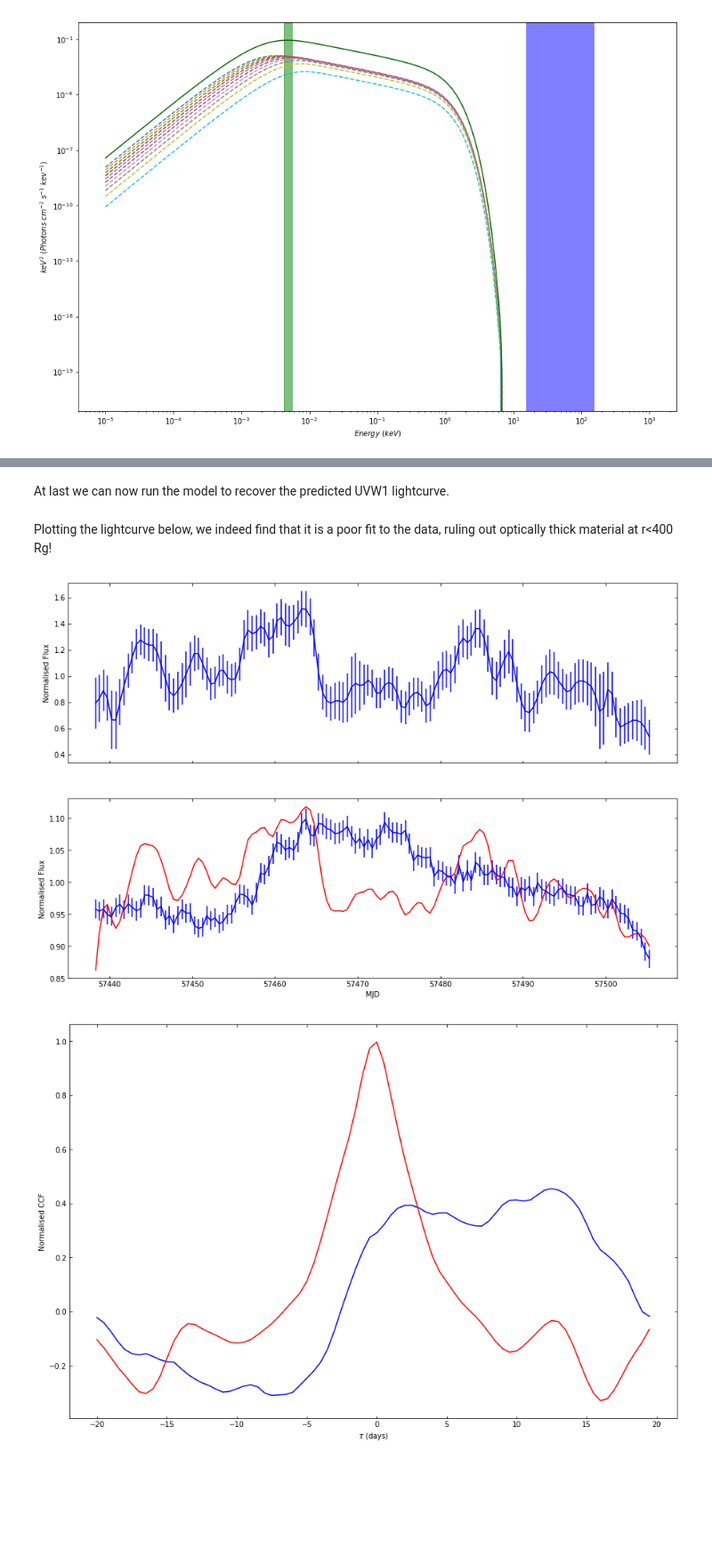
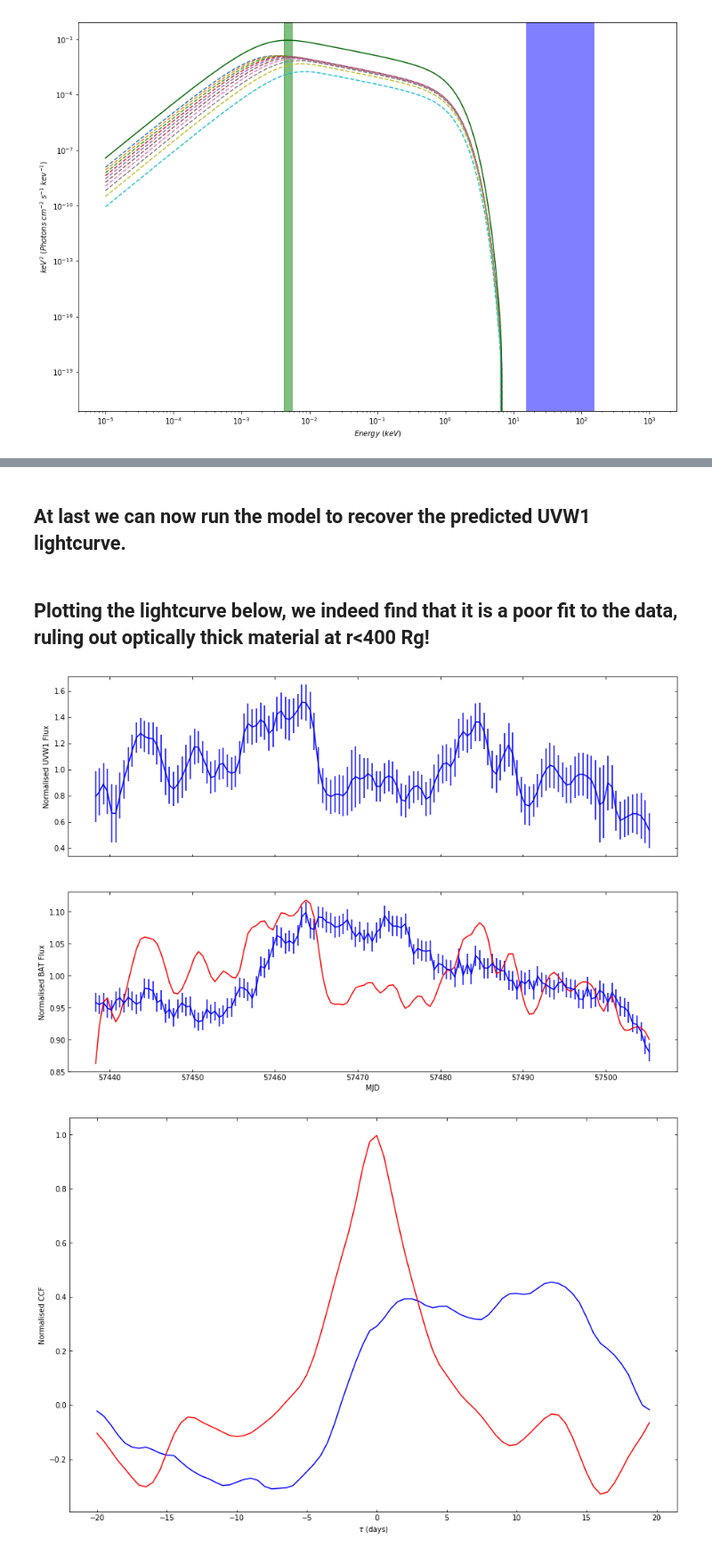
Before and after one commit to RaadMahmoud/AGN_lightcurve_modelling, a Jupyter notebook: lightcurve_extraction_and_modelling_NGC4151_GitHub.ipynb, the cells around one changed output, grey strips where cells are left out. Shown at 89% size. Cells and saved outputs as stored; diff of their text form; code cells hidden in the pictures; blank space fills up the shorter version.

```diff
--- a/lightcurve_extraction_and_modelling_NGC4151_GitHub.ipynb
+++ b/lightcurve_extraction_and_modelling_NGC4151_GitHub.ipynb
@@ -294,8 +317,9 @@ def CCF(s, h, dt, s_err = 0, h_err=0, s_int_err = 0, h_int_err = 0):
             sig_h_err = np.var(h_err_up)
             lens_up = len(s_up)
 
+            divisor =  ((sig_s * (1 - s_int_err) - sig_s_err) * (sig_h * (1-h_int_err) - sig_h_err))**0.5
             corrs[j] = np.sum((s_up - save) * (h_up - have)) / lens_up
-            corrs[j] = corrs[j] / ((sig_s * (1 - s_int_err) - sig_s_err) * (sig_h * (1-h_int_err) - sig_h_err))**0.5
+            corrs[j] = corrs[j] / divisor
 
     return corrs
 # %% [markdown]
@@ -594,7 +639,8 @@ for i in range(N_r):
 
 def compnorms():
     m = xspec.Model("nthcomp")
-    m.setPars(Gamma_warm,"{},,0.,0.,100.,100.,".format(kT_warm),"0.00056,,0.,0.,100.,100.",0.,redshift,"1.")
+    m.setPars(Gamma_warm,"{},,0.,0.,100.,100.,".format(kT_warm),\
+              "0.00056,,0.,0.,100.,100.",0.,redshift,"1.")
     soft_fluxes = np.zeros((N_r, len(edat)))
     total_comptt_r = np.zeros(N_r)
     for i in range(N_r):
@@ -618,7 +664,8 @@ compnorm = compnorms()
 f, ax3 = plt.subplots(figsize=  (15,10))
 
 m = xspec.Model("nthcomp")
-m.setPars(Gamma_warm,"{},,0.,0.,100.,100.,".format(kT_warm),"0.00056,,0.,0.,100.,100.",0.,redshift,"1.")
+m.setPars(Gamma_warm,"{},,0.,0.,100.,100.,".format(kT_warm),\
+          "0.00056,,0.,0.,100.,100.",0.,redshift,"1.")
 soft_fluxes = np.zeros((N_r, len(edat)))
 total_comptt_r = np.zeros(N_r)
 for i in range(N_r):
@@ -691,7 +738,7 @@ lagged_driving_disc_aves = np.mean(lagged_driving_disc, axis = 1)
 lagged_driving_warm = lagged_array(N_r, rs_warm, drs_warm)
 lagged_driving_warm_aves = np.mean(lagged_driving_warm, axis = 1)
 # %% [markdown]
-At last we can now run the model to recover the predicted UVW1 lightcurve.
+## At last we can now run the model to recover the predicted UVW1 lightcurve.
 # %%
 i_UVW1_min = min(np.argwhere(edat>(E_UVW1-dE_UVW1)))[0]
 i_UVW1_max = min(np.argwhere(edat>(E_UVW1+dE_UVW1)))[0]
@@ -702,7 +749,8 @@ def UVW1curve():
     xspec.AllData.dummyrsp(1e-5,1e3,10000)
 
     m = xspec.Model("nthcomp")
-    m.setPars(Gamma_warm,"{},,0.,0.,100.,100.,".format(kT_warm),"0.00056,,0.,0.,100.,100.",0.,redshift,"1.")
+    m.setPars(Gamma_warm,"{},,0.,0.,100.,100.,".format(kT_warm),\
+              "0.00056,,0.,0.,100.,100.",0.,redshift,"1.")
     xspec.Plot.device = "null"
 
     emissivities = np.zeros(N_r)
@@ -713,8 +761,8 @@ def UVW1curve():
         emissivities[i] = r**-3. * 3 * (1- np.sqrt(r_SH/r)) * r * dr
 
     for j in range(len(comparison_times_rebn)):
-
-        lightcurve[j] += np.trapz(driving[j] * F_hard_raw[i_UVW1_min:i_UVW1_max+1], edat[i_UVW1_min:i_UVW1_max+1])
+        dhardflux = np.trapz(driving[j] * F_hard_raw[i_UVW1_min:i_UVW1_max+1], edat[i_UVW1_min:i_UVW1_max+1])
+        lightcurve[j] += dhardflux
 
         for i in range(N_r):
             fluctuation = lagged_driving_warm[i,j] / lagged_driving_warm_aves[i]
@@ -724,7 +772,8 @@ def UVW1curve():
             m.setPars({3:T_r})
             xspec.Plot("emo")
             soft_fluxes[i] = np.nan_to_num(np.asarray(xspec.Plot.model())) * compnorm * emissivities[i] * (1.+repfracs_warm[i]*(fluctuation-1))
-            lightcurve[j] += np.trapz(soft_fluxes[i][i_UVW1_min:i_UVW1_max+1], edat[i_UVW1_min:i_UVW1_max+1])
+            dsoftflux = np.trapz(soft_fluxes[i][i_UVW1_min:i_UVW1_max+1], edat[i_UVW1_min:i_UVW1_max+1])
+            lightcurve[j] += dsoftflux
 
 
     # Uncomment the block below to include reprocessing on the thermal disc which we note has only a negligible
@@ -757,30 +806,36 @@ def UVW1curve():
 
     return lightcurve
 # %% [markdown]
-Plotting the lightcurve below, we indeed find that it is a poor fit to the data, ruling out optically thick material at r<400 Rg!
+## Plotting the lightcurve below, we indeed find that it is a poor fit to the data, ruling out optically thick material at r<400 Rg!
 # %%
 UV_lc = UVW1curve()
 
 f, (ax1, ax2) = plt.subplots(2, sharex=True, figsize=  (15,10))
-ax1.errorbar(comparison_times_rebn, flux_BAT_rebn/np.average(flux_BAT_rebn), flux_err_BAT_rebn/np.average(flux_BAT_rebn), label = 'BAT', c= 'blue')
-ax2.plot(comparison_times_rebn, UV_lc/np.average(UV_lc), label = 'UVW1 predicted', c = 'r')
-ax2.errorbar(comparison_times_rebn, flux_UVW1_rebn/np.average(flux_UVW1_rebn), flux_err_UVW1_rebn/np.average(flux_UVW1_rebn), label = 'UVW1 data', c= 'blue')
+ax1.errorbar(comparison_times_rebn, flux_BAT_rebn/np.average(flux_BAT_rebn),\
+             flux_err_BAT_rebn/np.average(flux_BAT_rebn), label = 'BAT', c= 'blue')
+ax2.plot(comparison_times_rebn, UV_lc/np.average(UV_lc),\
+         label = 'UVW1 predicted', c = 'r')
+ax2.errorbar(comparison_times_rebn, flux_UVW1_rebn/np.average(flux_UVW1_rebn),\
+             flux_err_UVW1_rebn/np.average(flux_UVW1_rebn), label = 'UVW1 data', c= 'blue')
 ax2.set_xlabel('MJD')
-ax2.set_ylabel('Normalised Flux')
-ax1.set_ylabel('Normalised Flux')
+ax2.set_ylabel('Normalised BAT Flux')
+ax1.set_ylabel('Normalised UVW1 Flux')
 ax1.tick_params(axis = 'both', bottom='on', top='on', left='on', right='on', direction= 'in')
 ax2.tick_params(axis = 'both', bottom='on', top='on', left='on', right='on', direction= 'in')
 
 f, ax = plt.subplots(figsize=  (15,10))
-CCF_dat = CCF_corrected(flux_UVW1_rebn, flux_BAT_rebn, dt_rebn, flux_err_UVW1_rebn, flux_err_BAT_rebn)
-CCF_mod = CCF_corrected(UV_lc, flux_BAT_rebn, dt_rebn,  flux_err_UVW1_rebn/np.average(flux_UVW1_rebn) * np.average(UV_lc), h_err = flux_err_BAT_rebn, mode=  'nocorr')
+CCF_dat = CCF_corrected(flux_UVW1_rebn, flux_BAT_rebn,\
+                        dt_rebn, flux_err_UVW1_rebn, flux_err_BAT_rebn)
+CCF_mod = CCF_corrected(UV_lc, flux_BAT_rebn, dt_rebn,\
+                        flux_err_UVW1_rebn/np.average(flux_UVW1_rebn) * np.average(UV_lc),\
+                        h_err = flux_err_BAT_rebn, mode=  'nocorr')
 ax.tick_params(axis = 'both', bottom='on', top='on', left='on', right='on', direction= 'in')
 ax.plot(taus, CCF_dat, c = 'b')
 ax.plot(taus, CCF_mod, c = 'r')
 ax.set_title('')
 ax.set_xlabel(r'$\tau$ (days)')
 ax.set_ylabel('Normalised CCF')
 plt.show()
 # %% [output]
-[figure, old version]
+[figure, new version]
 [figure]
```
Also changed, not shown: parts of 27 cells of this notebook.
